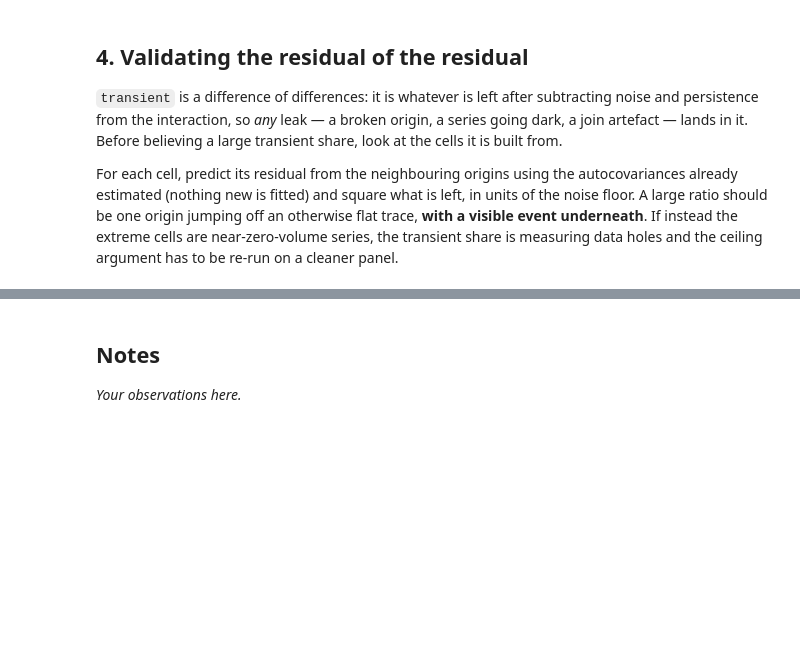
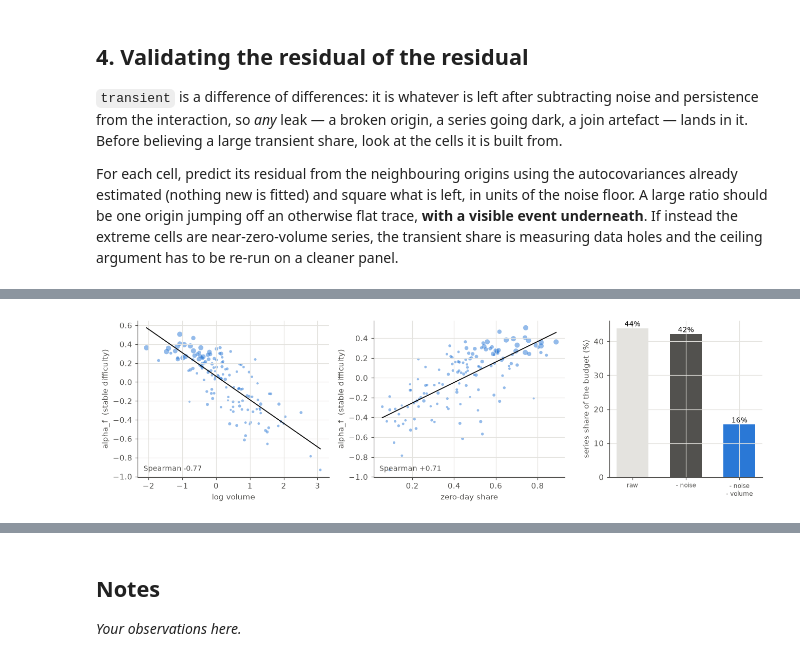
Before and after one commit to amelien-quenet/m5-chronos2, a Jupyter notebook: notebooks/09_error_persistence.ipynb, the cells around one changed output, grey strips where cells are left out. Saved outputs shown, nothing was run; the diff lists cells and outputs as text; code cells hidden in the pictures; blank space fills up the shorter version.

Commit message:
Error persistence: per-series noise, the volume split, and the shape bridge test

```diff
--- a/notebooks/09_error_persistence.ipynb
+++ b/notebooks/09_error_persistence.ipynb
@@ -387,0 +544,19 @@ The rule was fixed before the data was looked at; here it is applied.
+# %%
+from m5_chronos2.persistence import explain_alpha, series_noise
+
+prior = sales.filter((pl.col("date") <= ORIGINS[0]) & ~pl.col("is_missing"))
+profile = prior.group_by("id").agg(
+    pl.col("sales").mean().alias("mean_daily"),
+    (pl.col("sales") == 0).mean().alias("zero_share"),
+    pl.len().alias("history_days"),
+)
+# Reindex onto the panel's own row order: alpha[i] belongs to panel.ids[i].
+profile = pl.DataFrame({"id": panel.ids}).join(profile, on="id", how="left")
+assert profile["mean_daily"].null_count() == 0, "a panel series has no history before the first origin"
+
+log_volume = np.log(np.maximum(profile["mean_daily"].to_numpy(), 1e-3))
+zero_share = profile["zero_share"].to_numpy()
+print(f"median {np.exp(np.median(log_volume)):.2f} units/day; "
+      f"median share of zero-sale days {100 * np.median(zero_share):.0f}%")
+
+explained = explain_alpha(panel, result, {"log volume": log_volume, "zero-day share": zero_share})
@@ -387,0 +596,37 @@ The rule was fixed before the data was looked at; here it is applied.
+# %%
+def plot_alpha_vs(covariates, alpha, noise):
+    fig, axes = plt.subplots(1, len(covariates) + 1, figsize=(12, 3.5),
+                             gridspec_kw={"width_ratios": [1] * len(covariates) + [0.8]})
+    for ax, (label, values) in zip(axes, covariates.items()):
+        # Size by precision: a big dot is a series whose alpha is well measured. The eye
+        # should not weigh a noisy low-volume point like a well-measured one.
+        weight = 1 / np.maximum(noise, np.percentile(noise, 5))
+        ax.scatter(values, alpha, s=4 + 40 * weight / weight.max(),
+                   color=MAIN_COLOR, alpha=0.5, linewidths=0)
+        slope, intercept = np.polyfit(values, alpha, 1)
+        grid = np.linspace(values.min(), values.max(), 50)
+        ax.plot(grid, slope * grid + intercept, color=TEXT_COLOR, linewidth=1.2)
+        ax.set_xlabel(label)
+        ax.set_ylabel("alpha_f  (stable difficulty)")
+        ax.text(0.03, 0.04, f"Spearman {explained['per_covariate'][label]['spearman']:+.2f}",
+                transform=ax.transAxes, color=MUTED_TEXT_COLOR, fontsize=9)
+
+    ax = axes[-1]
+    labels = ["raw", "- noise", "- noise\n- volume"]
+    values = [explained["share_raw"], explained["share_corrected"],
+              explained["all_covariates"]["share_corrected"]]
+    ax.bar(range(3), [100 * v for v in values],
+           color=[GRID_COLOR, MUTED_TEXT_COLOR, MAIN_COLOR], width=0.6)
+    for position, value in enumerate(values):
+        ax.text(position, 100 * value, f"{100 * value:.0f}%", ha="center", va="bottom", fontsize=9)
+    ax.set_xticks(range(3))
+    ax.set_xticklabels(labels, fontsize=8)
+    ax.set_ylabel("series share of the budget (%)")
+    fig.tight_layout()
+    return fig
+
+plot_alpha_vs({"log volume": log_volume, "zero-day share": zero_share},
+              result.alpha, explained["series_noise"])
+plt.show()
+# %% [output]
+[figure, added]
```
Also changed, not shown: parts of 33 cells of this notebook, 13 other files.
